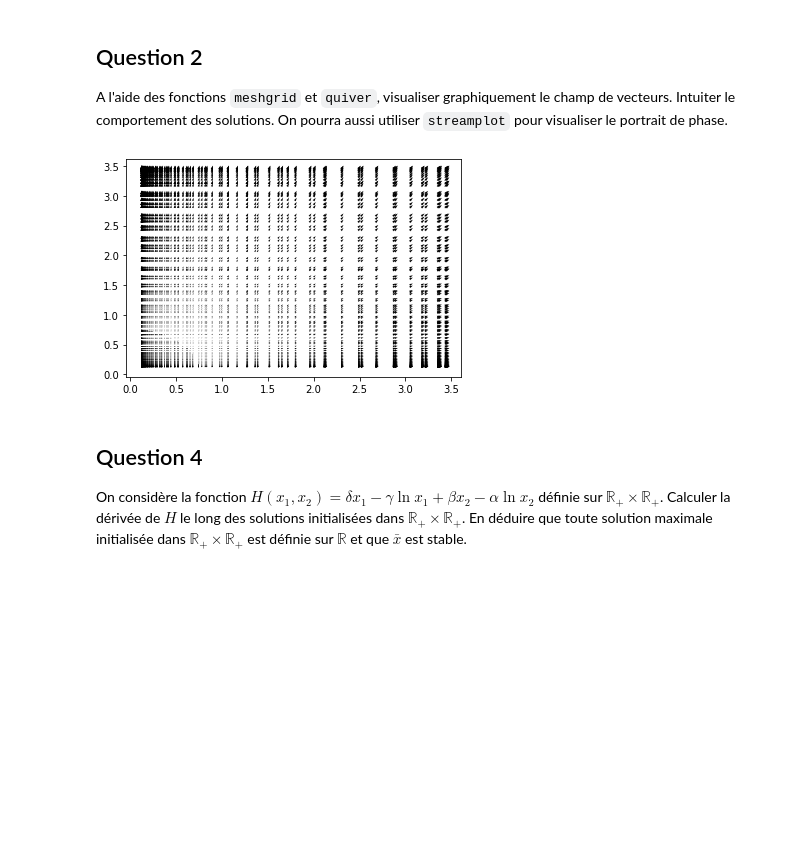
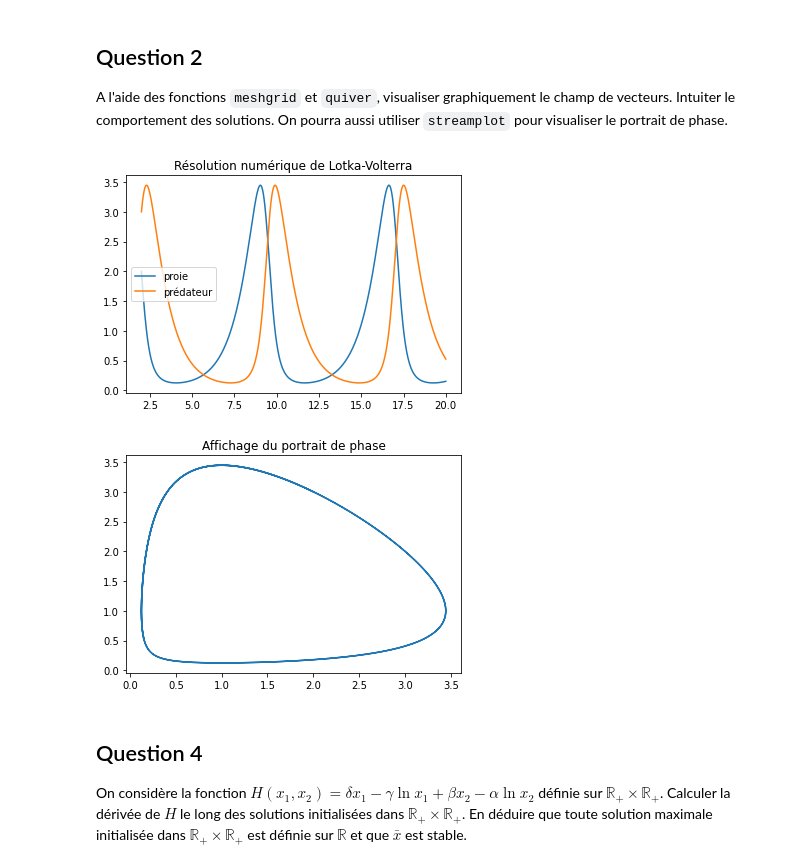
Before and after one commit to plgstalter/lotka_volterra, a Jupyter notebook: projet.ipynb, the cells around one changed output. Cells and saved outputs as stored; diff of their text form; code cells hidden in the pictures; blank space fills up the shorter version.

```diff
--- a/projet.ipynb
+++ b/projet.ipynb
@@ -46,29 +46,40 @@ A l'aide des fonctions `meshgrid` et `quiver`, visualiser graphiquement le champ
 # %%
 # Modules nécessaires
 import numpy as np, matplotlib.pyplot as plt
 from scipy.integrate import odeint
 %matplotlib inline
 
 # Fonction pour le problème de Cauchy
 def f(Y, t, alpha=1., beta=1., gamma=1., delta=1.):
     x, y = Y
     dxdy = [x*(alpha-beta*y), -y*(gamma-delta*x)]
     return dxdy
 
-time = np.linspace(0, 10, 100)
+time = np.linspace(2, 20, 800)
 X_0 = [2., 3.]
 
 # Résolution numérique
-x, y = odeint(f, X_0, time).T
-X, Y = np.meshgrid(x, y)
+solve = odeint(f, X_0, time)
+#X, Y = np.meshgrid(x, y)
 
-# Affichage
-fig, ax = plt.subplots()
-q = ax.quiver(x, y, X, Y)
-ax.quiverkey(q, X=.3, Y=1.1, U=10, label="affichage avec quiver")
+plt.title("Résolution numérique de Lotka-Volterra")
+plt.plot(time, solve[:, 0], label="proie")
+plt.plot(time, solve[:, 1], label="prédateur")
+plt.legend()
 plt.show();
+
+plt.title("Affichage du portrait de phase")
+plt.plot(solve[:, 0], solve[:, 1])
+plt.show();
+
+# # Affichage
+# fig, ax = plt.subplots()
+# q = ax.quiver(x, y, X, Y)
+# ax.quiverkey(q, X=.3, Y=1.1, U=10, label="affichage avec quiver")
+# plt.show();
 # %% [output]
-[figure, old version]
+[figure, new version]
+[figure, added]
 # %% [markdown]
 ## Question 4
 
```
Also changed, not shown: parts of 1 cell of this notebook.
